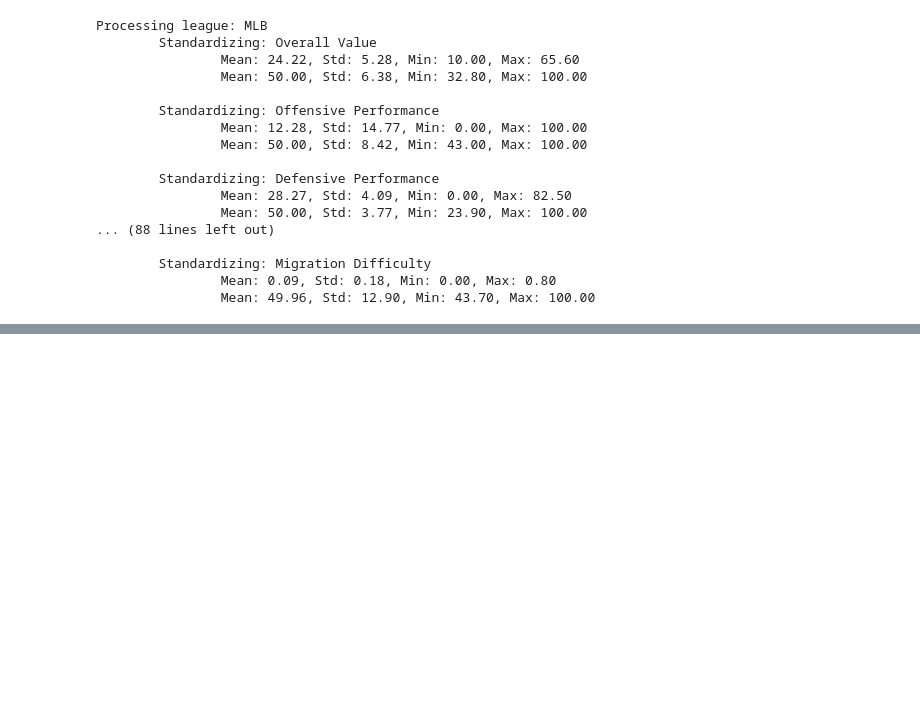
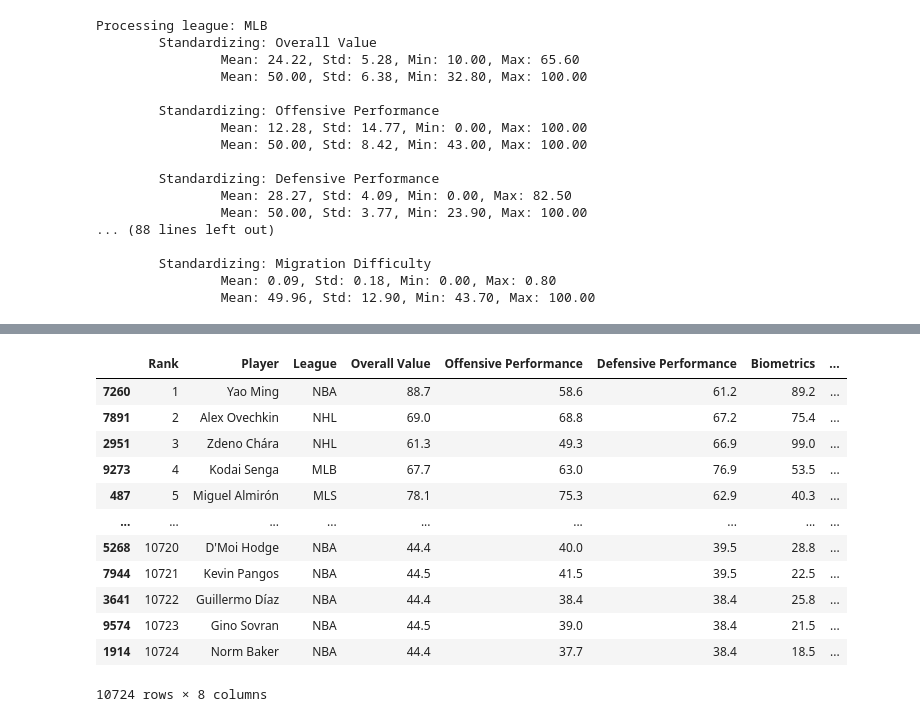
Before and after one commit to TB-DevAcc/non-american-in-us-sports-ranking, a Jupyter notebook: data_analysis/analysis.ipynb, the cells around one changed output, grey strips where cells are left out. Drawn from its saved outputs; the diff is of its cells as text; code cells hidden in the pictures; blank space fills up the shorter version.

Commit message:
finalized rankings

```diff
--- a/data_analysis/analysis.ipynb
+++ b/data_analysis/analysis.ipynb
@@ -189,10 +221,10 @@ df[(df[column] < 0) | (df[column] > 100)].sort_values(column)
 # %%
-column = 'Offensive Performance'
-op_df = df[(df[column] < 0) | (df[column] > 100)].sort_values(column)
+# column = 'Offensive Performance'
+# op_df = df[(df[column] < 0) | (df[column] > 100)].sort_values(column)
 # %%
-column = 'Defensive Performance'
-dp_df = df[(df[column] < 0) | (df[column] > 100)].sort_values(column)
+# column = 'Defensive Performance'
+# dp_df = df[(df[column] < 0) | (df[column] > 100)].sort_values(column)
 # %%
-column = 'Biometrics'
-df_bm = df[(df[column] < 0) | (df[column] > 100)].sort_values(column)
+# column = 'Biometrics'
+# df_bm = df[(df[column] < 0) | (df[column] > 100)].sort_values(column)
 # %%
@@ -302,0 +358,39 @@ df_players
+# %%
+# Group by 'Player-additional' and calculate the mean for the specified columns
+columns_to_average = ['Rank', 'Overall Value', 'Offensive Performance', 'Defensive Performance', 'Biometrics', 'Migration Difficulty']
+df_avg = df.groupby('Player-additional')[columns_to_average].mean().reset_index()
+
+# Round the columns to one decimal place
+df_avg = df_avg.round(1)
+
+# Merge the average values back with the original DataFrame to keep the 'Player' and 'League' columns
+df_players = pd.merge(df_avg, df[['Player-additional', 'Player', 'League']].drop_duplicates(), on='Player-additional', how='left')
+
+# Sort the DataFrame by 'Rank' to reflect the new rankings based on average values
+df_players = df_players.sort_values(by='Rank')
+
+# Optionally, reset the rank to be consecutive integers
+df_players['Rank'] = range(1, len(df_players) + 1)
+
+# Select columns for the final DataFrame
+df_players = df_players[['Rank', 'Player', 'League', 'Overall Value', 'Offensive Performance', 'Defensive Performance', 'Biometrics', 'Migration Difficulty']]
+
+# Save to CSV
+df_players.to_csv('./formatted/data_concise.csv', index=False)
+
+# Display the final DataFrame
+df_players
+# %% [output]
+|  | Rank | Player | League | Overall Value | Offensive Performance | Defensive Performance | Biometrics | ... |
+| 7260 | 1 | Yao Ming | NBA | 88.7 | 58.6 | 61.2 | 89.2 | ... |
+| 7891 | 2 | Alex Ovechkin | NHL | 69.0 | 68.8 | 67.2 | 75.4 | ... |
+| 2951 | 3 | Zdeno Chára | NHL | 61.3 | 49.3 | 66.9 | 99.0 | ... |
+| 9273 | 4 | Kodai Senga | MLB | 67.7 | 63.0 | 76.9 | 53.5 | ... |
+| 487 | 5 | Miguel Almirón | MLS | 78.1 | 75.3 | 62.9 | 40.3 | ... |
+| ... | ... | ... | ... | ... | ... | ... | ... | ... |
+| 5268 | 10720 | D'Moi Hodge | NBA | 44.4 | 40.0 | 39.5 | 28.8 | ... |
+| 7944 | 10721 | Kevin Pangos | NBA | 44.5 | 41.5 | 39.5 | 22.5 | ... |
+| 3641 | 10722 | Guillermo Díaz | NBA | 44.4 | 38.4 | 38.4 | 25.8 | ... |
+| 9574 | 10723 | Gino Sovran | NBA | 44.5 | 39.0 | 38.4 | 21.5 | ... |
+| 1914 | 10724 | Norm Baker | NBA | 44.4 | 37.7 | 38.4 | 18.5 | ... |
+10724 rows × 8 columns
```
Also changed, not shown: parts of 15 cells of this notebook, 9 other files.
